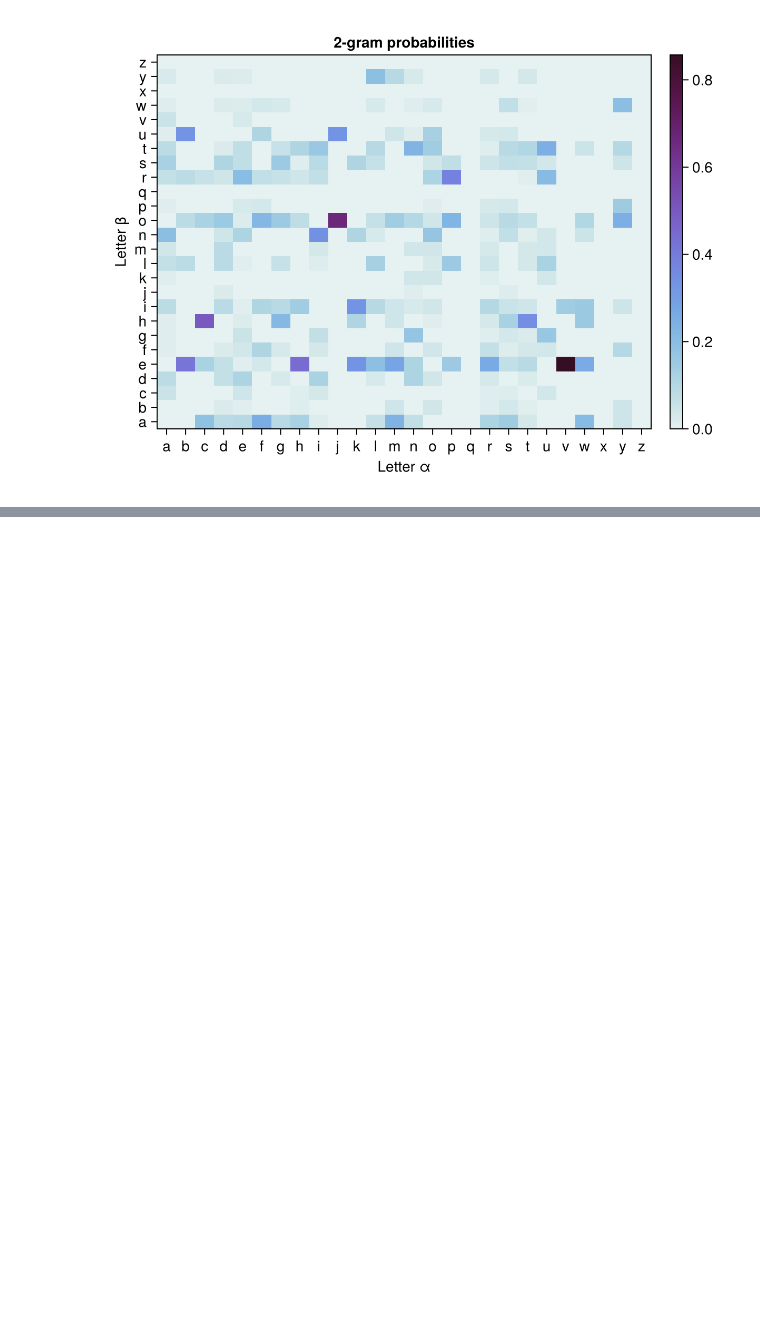
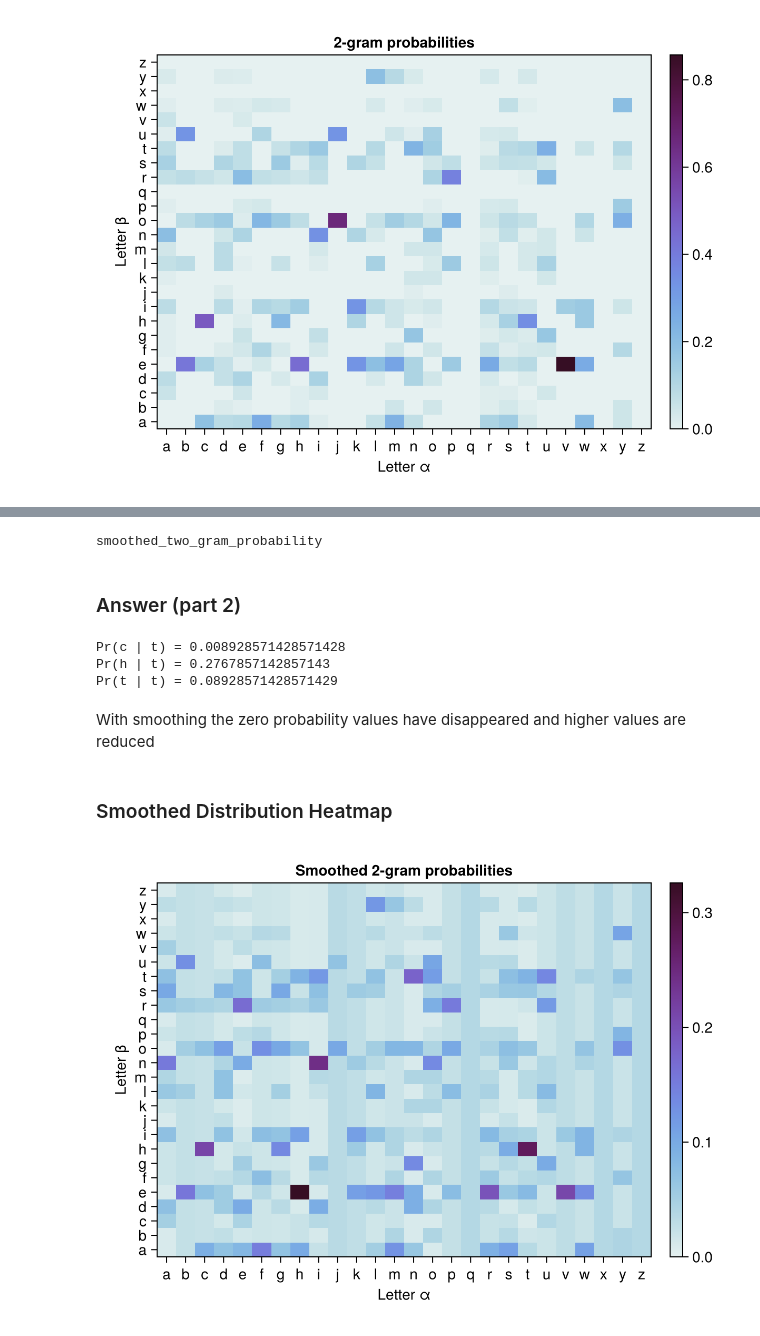
Before and after one commit to graeme-a-stewart/OxfordML-code, a Jupyter notebook: 2gram.ipynb, the cells around one changed output, grey strips where cells are left out. Saved outputs shown, nothing was run; the diff lists cells and outputs as text; code cells hidden in the pictures; blank space fills up the shorter version.

Commit message:
Second part of the exercise

```diff
--- a/2gram.ipynb
+++ b/2gram.ipynb
@@ -150,0 +162,41 @@ fig
+# %%
+"""
+    smoothed_two_gram_probability(β::Char, α::Char)
+
+Calculate the smoothed probability of the letter `β` following the letter `α` in the text.
+"""
+function smoothed_two_gram_probability(β::Char, α::Char)
+    return (double_counts[(α,β)] + 1) / (single_counts[α] + length(single_counts))
+end
+# %% [output]
+smoothed_two_gram_probability
+# %% [markdown]
+### Answer (part 2)
+# %%
+for pairs in [('c', 't'), ('h', 't'), ('t', 't')]
+    println("Pr($(pairs[1]) | $(pairs[2])) = $(smoothed_two_gram_probability(pairs[1], pairs[2]))")
+end
+# %% [output]
+Pr(c | t) = 0.008928571428571428
+Pr(h | t) = 0.2767857142857143
+Pr(t | t) = 0.08928571428571429
+# %% [markdown]
+With smoothing the zero probability values have disappeared and higher values are reduced
+# %% [markdown]
+### Smoothed Distribution Heatmap
+# %%
+fig, ax, hm = heatmap(1:26, 1:26, [ smoothed_two_gram_probability(a2z[j], a2z[i]) for i in 1:26, j in 1:26 ];
+    axis = (
+        title = "Smoothed 2-gram probabilities",
+        xlabel = "Letter α",
+        ylabel = "Letter β",
+        xticks = (1:26, [string(l) for l in a2z]),
+        yticks = (1:26, [string(l) for l in a2z])
+    ),
+    colorrange = (0.0, maximum([ smoothed_two_gram_probability(a2z[j], a2z[i]) for i in 1:26, j in 1:26 ])),
+    colormap = :dense
+)
+Colorbar(fig[:, end+1], hm)
+fig
+# %% [output]
+[figure, added]
```
Also changed, not shown: parts of 9 cells of this notebook.
